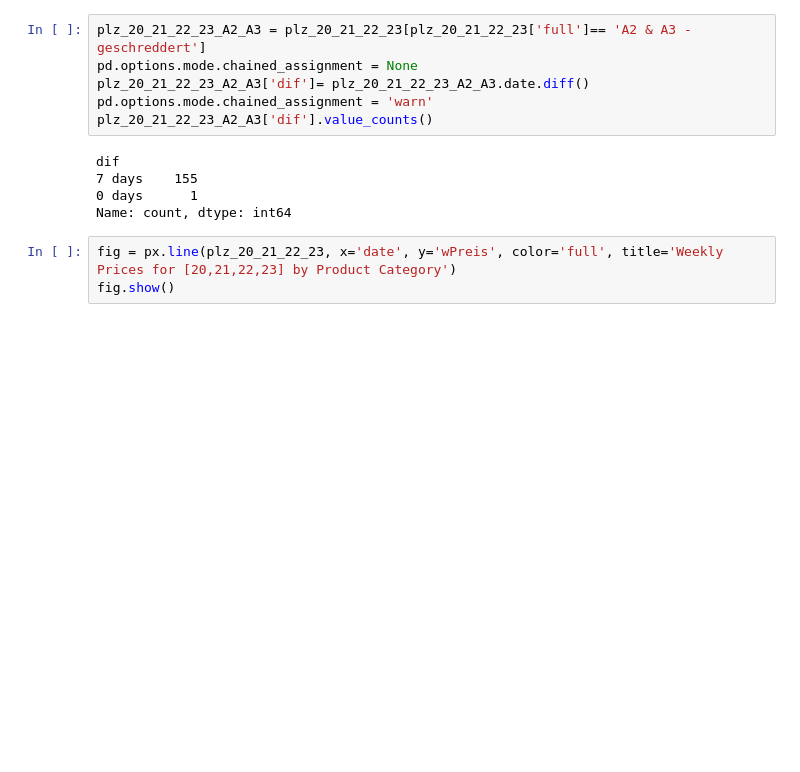
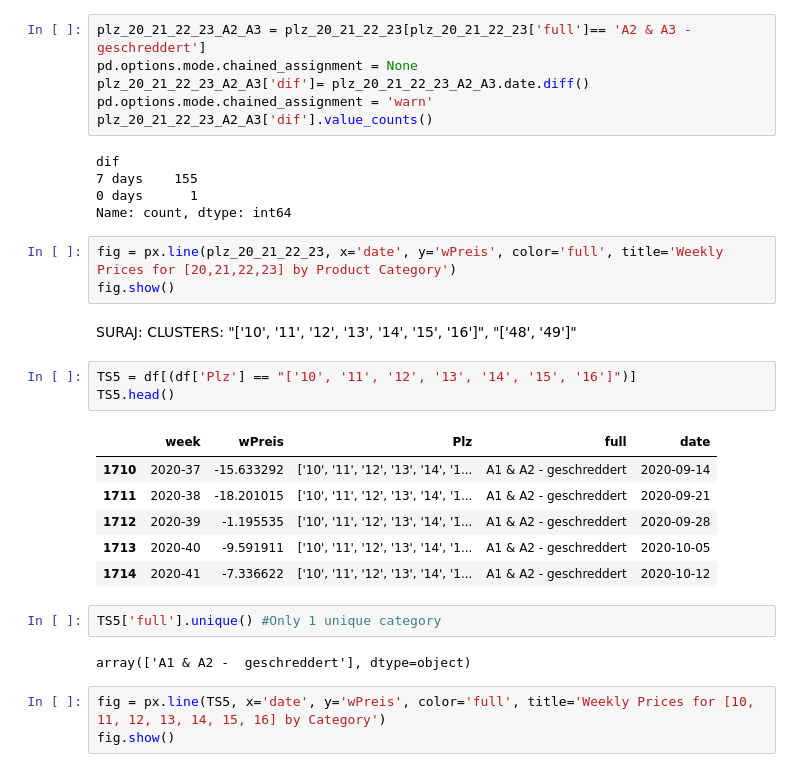
Before and after one commit to surajkarak/KIPA_DigiTrans, a Jupyter notebook: KIPA.ipynb, the cells around one changed output. Drawn from its saved outputs; the diff is of its cells as text; blank space fills up the shorter version.

```diff
--- a/KIPA.ipynb
+++ b/KIPA.ipynb
@@ -275,3 +254,22 @@ Name: count, dtype: int64
 # %%
 fig = px.line(plz_20_21_22_23, x='date', y='wPreis', color='full', title='Weekly Prices for [20,21,22,23] by Product Category')
 fig.show()
+# %% [markdown]
+SURAJ: CLUSTERS: "['10', '11', '12', '13', '14', '15', '16']", "['48', '49']"
+# %%
+TS5 = df[(df['Plz'] == "['10', '11', '12', '13', '14', '15', '16']")]
+TS5.head()
+# %% [output]
+|  | week | wPreis | Plz | full | date |
+| 1710 | 2020-37 | -15.633292 | ['10', '11', '12', '13', '14', '1... | A1 & A2 - geschreddert | 2020-09-14 |
+| 1711 | 2020-38 | -18.201015 | ['10', '11', '12', '13', '14', '1... | A1 & A2 - geschreddert | 2020-09-21 |
+| 1712 | 2020-39 | -1.195535 | ['10', '11', '12', '13', '14', '1... | A1 & A2 - geschreddert | 2020-09-28 |
+| 1713 | 2020-40 | -9.591911 | ['10', '11', '12', '13', '14', '1... | A1 & A2 - geschreddert | 2020-10-05 |
+| 1714 | 2020-41 | -7.336622 | ['10', '11', '12', '13', '14', '1... | A1 & A2 - geschreddert | 2020-10-12 |
+# %%
+TS5['full'].unique() #Only 1 unique category
+# %% [output]
+array(['A1 & A2 -  geschreddert'], dtype=object)
+# %%
+fig = px.line(TS5, x='date', y='wPreis', color='full', title='Weekly Prices for [10, 11, 12, 13, 14, 15, 16] by Category')
+fig.show()
```
Also changed, not shown: parts of 10 cells of this notebook, 1 other file.
